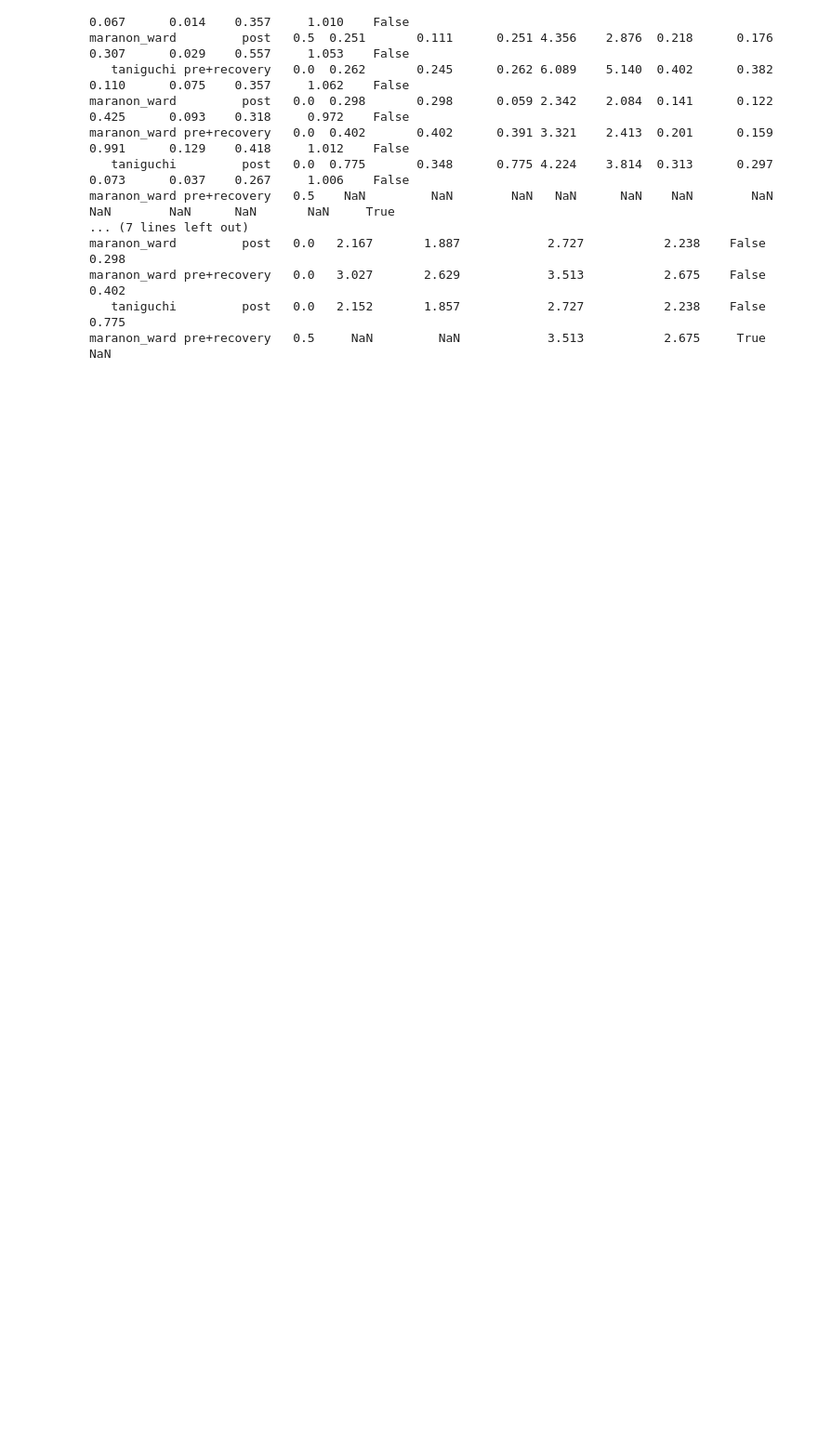
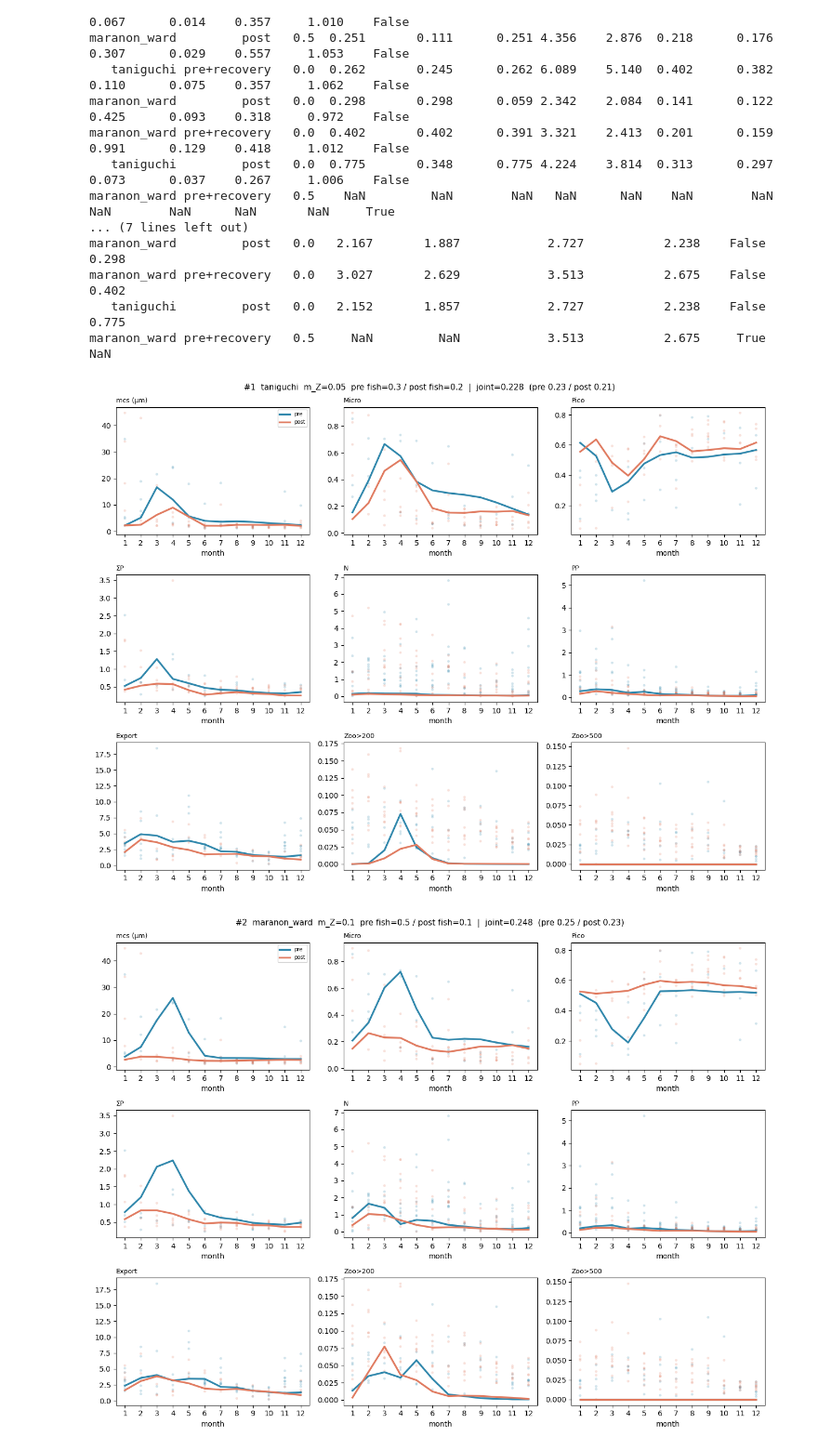
Before and after one commit to ben1post/SSMCariaco, a Jupyter notebook: plots/DynamicalForcing.ipynb, the cells around one changed output. Shown at 93% size. Saved outputs shown, nothing was run; the diff lists cells and outputs as text; code cells hidden in the pictures; blank space fills up the shorter version.

Commit message:
scan testing

```diff
--- a/plots/DynamicalForcing.ipynb
+++ b/plots/DynamicalForcing.ipynb
@@ -600,3 +600,65 @@ res = ssh.run_seasonal_scan(
 print(res.table().round(3).to_string(index=False))
 print("\n", res.fish_effect().round(3).to_string(index=False))
 # add 'KsZ': [0.20, 0.23] to param_grid to double it if you want the grazing-affinity axis too
+# %%
+import numpy as np, pandas as pd, matplotlib.pyplot as plt, seasonal_scan_harness as ssh
+from cariaco_obs import DEFAULT_CSV_PATH
+res = ssh.load_results('seasonal_scan_tune.pkl')
+df  = res.df[~res.df.has_nan.astype(bool)].copy()
+TOP_N = 6
+
+# rank one-construct-both-eras joints (graded: post fish <= pre fish)
+fishes = sorted(df.fish.unique()); joints=[]
+for c in df.construct.unique():
+  for mz in sorted(df.m_Z.unique()):
+    for i,rp in enumerate(fishes):
+      pr=df[(df.construct==c)&(df.m_Z==mz)&(df.group=='pre+recovery')&(df.fish==rp)]
+      if not len(pr): continue
+      for rq in fishes[:i+1]:
+        po=df[(df.construct==c)&(df.m_Z==mz)&(df.group=='post')&(df.fish==rq)]
+        if not len(po): continue
+        joints.append(dict(cons=c,m_Z=mz,pre=rp,post=rq,
+                           joint=max(pr.score.iloc[0],po.score.iloc[0]),
+                           pre_sc=pr.score.iloc[0],post_sc=po.score.iloc[0]))
+joints = sorted(joints,key=lambda x:x['joint'])[:TOP_N]
+
+# obs (once)
+GEOM=np.array([0.63,6.3,63.0]); binc=['pico_mmolN','nano_mmolN','micro_mmolN']
+o=pd.read_csv(DEFAULT_CSV_PATH,parse_dates=['date'])
+o['era3']=o['date'].dt.year.map(lambda y:'pre' if y<2005 else('post' if y<2014 else 'recovery')); o['mo']=o['date'].dt.month
+GE={'pre+recovery':['pre','recovery'],'post':['post']}
+def edf(g):
+    e=o[o['era3'].isin(GE[g])].copy(); fb=e.dropna(subset=binc); tot=fb[binc].sum(1).values; fr=fb[binc].values/tot[:,None]
+    e.loc[fb.index,'mcs']=10**(fr@np.log10(GEOM)); e.loc[fb.index,'sumP']=tot
+    for i,b in enumerate(['pico','nano','micro']): e.loc[fb.index,b]=fr[:,i]
+    return e
+OBS={g:edf(g) for g in ['pre+recovery','post']}
+def rec(cons,mz,group,fish):
+    for r in res.records:
+        if r['construct']==cons and r['group']==group and abs(r['fish']-fish)<1e-9 and abs(r['m_Z']-mz)<1e-9 and not r.get('has_nan'):
+            return r
+METRICS=[('mcs','mcs','mcs (µm)'),('micro','micro','Micro'),('pico','pico','Pico'),
+         ('sumP','sumP','ΣP'),('N','NO3_mmolN','N'),('PP','PP_mmolN_m3_d','PP'),
+         ('Export','export_flux_corrected_mmolN','Export'),('Z200','zoo_gt200_mmolN','Zoo>200'),
+         ('Z500','zoo_gt500_mmolN','Zoo>500')]
+ERAS=[('pre+recovery','pre','#2E86AB'),('post','post','#E07A5F')]
+
+for n,J in enumerate(joints,1):
+    recs={'pre+recovery':rec(J['cons'],J['m_Z'],'pre+recovery',J['pre']),
+          'post':rec(J['cons'],J['m_Z'],'post',J['post'])}
+    fig,axes=plt.subplots(3,3,figsize=(13,10))
+    for ax,(k,col,lab) in zip(axes.flat,METRICS):
+        for g,short,c in ERAS:
+            e=OBS[g]
+            if col in e.columns: ax.scatter(e['mo'],e[col],s=12,c=c,alpha=0.22,edgecolors='none')
+            r=recs[g]
+            if r is not None and 'clim_'+k in r:
+                ax.plot(range(1,13),r['clim_'+k],'-',color=c,lw=2.4,zorder=5,label=short)
+        ax.set_xticks(range(1,13)); ax.set_xlabel('month'); ax.set_title(lab,loc='left',fontsize=9)
+    axes.flat[0].legend(fontsize=7)
+    fig.suptitle(f"#{n}  {J['cons']}  m_Z={J['m_Z']}  pre fish={J['pre']} / post fish={J['post']}  "
+                 f"|  joint={J['joint']:.3f}  (pre {J['pre_sc']:.2f} / post {J['post_sc']:.2f})",fontsize=11)
+    fig.tight_layout(); plt.show()
+# %% [output]
+[figure, added]
+[figure, added]
```
Also changed, not shown: parts of 9 cells of this notebook, 7 other files.
